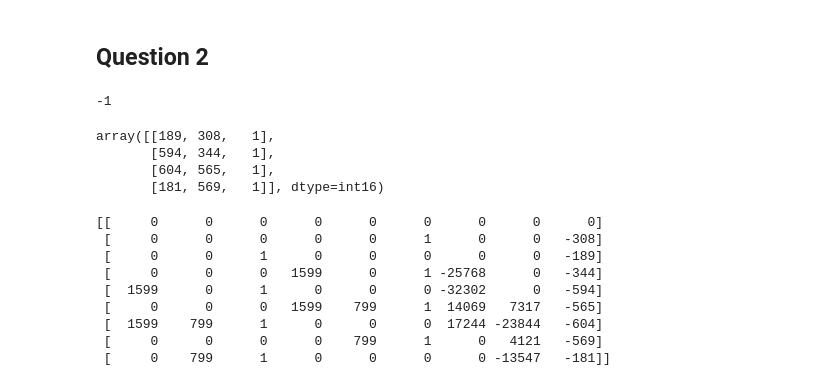
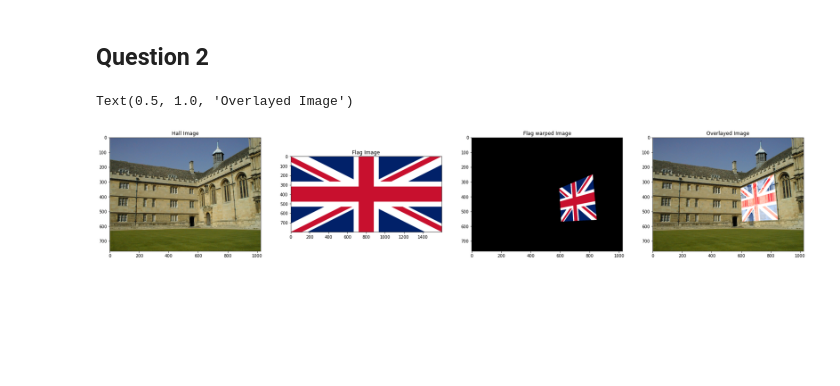
Before and after one commit to YSK-Machine-Vision-EN2550/Assignment_2, a Jupyter notebook: 190301H_a02.ipynb, the cells around one changed output. Cells and saved outputs as stored; diff of their text form; code cells hidden in the pictures; blank space fills up the shorter version.

```diff
--- a/190301H_a02.ipynb
+++ b/190301H_a02.ipynb
@@ -106,8 +131,28 @@ def mousePoint(event, x,y,flags,params):
 # %%
+imgPoints = []
 hall = cv.imread("003.jpg")
 UK = cv.imread("UK.png")
 cv.imshow('ImageWindow', hall)
 cv.setMouseCallback('ImageWindow',mousePoint)
-cv.waitKey()
+cv.waitKey(0)
+
+H = findHomography(imgPoints, UK)
+
+new_img = cv.warpPerspective(UK, H, hall.shape[1::-1])
+overlayed_img = cv.add(hall, new_img)
+cv.imshow("warped and overlayed", overlayed_img)
+cv.waitKey(0)
+
+fig, ax = plt.subplots(1, 4, figsize = (30, 15))
+
+ax[0].imshow(cv.cvtColor(hall, cv.COLOR_BGR2RGB))
+ax[0].set_title("Hall Image")
+ax[1].imshow(cv.cvtColor(UK, cv.COLOR_BGR2RGB))
+ax[1].set_title("Flag Image")
+ax[2].imshow(cv.cvtColor(new_img, cv.COLOR_BGR2RGB))
+ax[2].set_title("Flag warped Image")
+ax[3].imshow(cv.cvtColor(overlayed_img, cv.COLOR_BGR2RGB))
+ax[3].set_title("Overlayed Image")
 # %% [output]
--1
+Text(0.5, 1.0, 'Overlayed Image')
+[figure, added]
@@ -121,30 +158,0 @@ OT = np.array(OT, dtype = np.int16)
-# %%
-IP
-# %% [output]
-array([[189, 308,   1],
-       [594, 344,   1],
-       [604, 565,   1],
-       [181, 569,   1]], dtype=int16)
-# %%
-A = np.array([np.concatenate((OT, OT, OT), axis = 0)])
-for i in range(4):
-    B = np.array(
-        [
-            np.concatenate((OT, XT[i], -IP[i][1] * XT[i]), axis = 0),
-            np.concatenate((XT[i], OT, -IP[i][0] * XT[i]), axis = 0)
-        ]
-    )
-
-    A = np.concatenate((A, B), axis = 0)
-print(A)
-A = A[1:].astype(np.float64)
-# %% [output]
-[[     0      0      0      0      0      0      0      0      0]
- [     0      0      0      0      0      1      0      0   -308]
- [     0      0      1      0      0      0      0      0   -189]
- [     0      0      0   1599      0      1 -25768      0   -344]
- [  1599      0      1      0      0      0 -32302      0   -594]
- [     0      0      0   1599    799      1  14069   7317   -565]
- [  1599    799      1      0      0      0  17244 -23844   -604]
- [     0      0      0      0    799      1      0   4121   -569]
- [     0    799      1      0      0      0      0 -13547   -181]]
```
Also changed, not shown: parts of 11 cells of this notebook.
